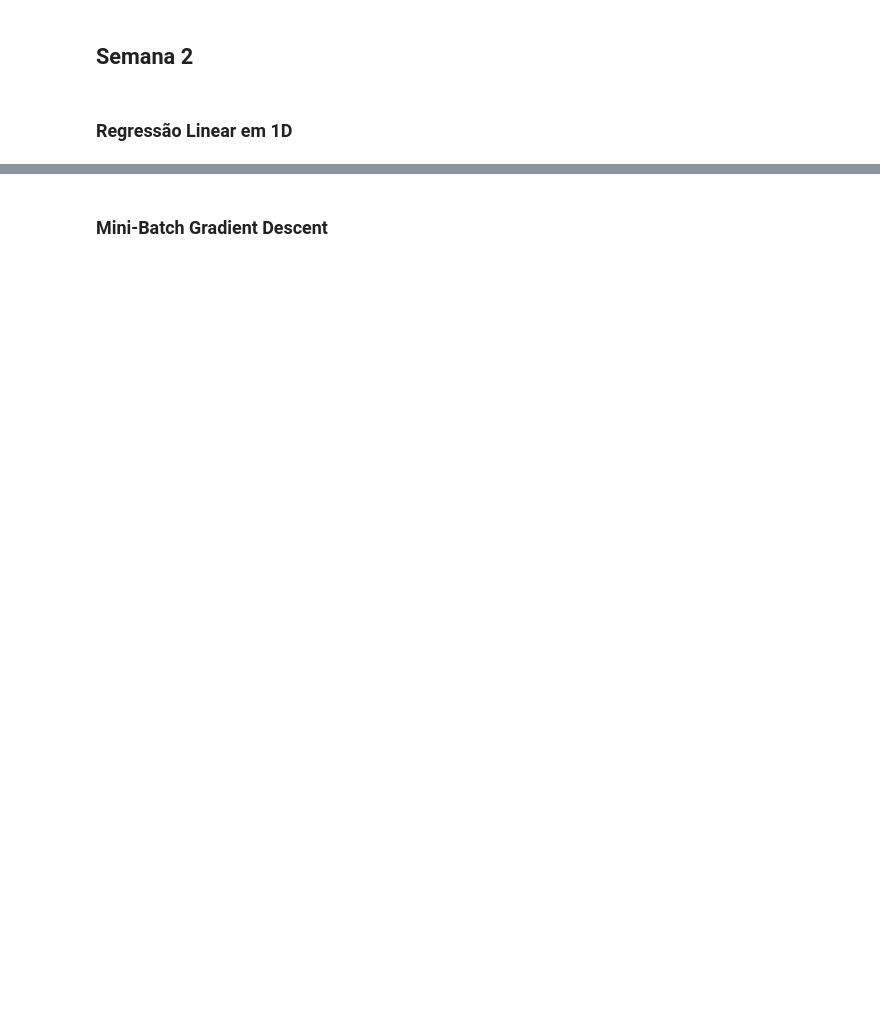
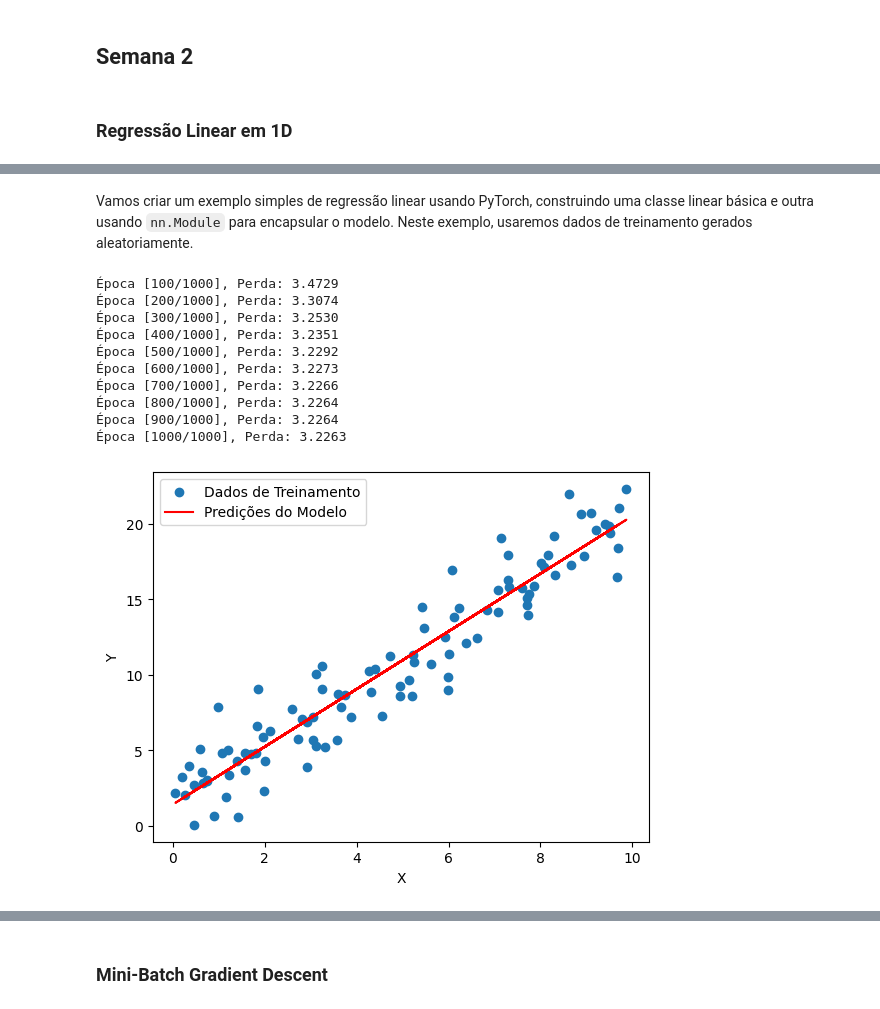
Before and after one commit to k3ybladewielder/deep_learning, a Jupyter notebook: deep_nn_pytorch/deep_nn_pytorch.ipynb, the cells around one changed output, grey strips where cells are left out. Drawn from its saved outputs; the diff is of its cells as text; code cells hidden in the pictures; blank space fills up the shorter version.

```diff
--- a/deep_nn_pytorch/deep_nn_pytorch.ipynb
+++ b/deep_nn_pytorch/deep_nn_pytorch.ipynb
@@ -245,0 +457,80 @@ Os tensores 3D são frequentemente encontrados em problemas de visão computacio
+# %% [markdown]
+Vamos criar um exemplo simples de regressão linear usando PyTorch, construindo uma classe linear básica e outra usando `nn.Module` para encapsular o modelo. Neste exemplo, usaremos dados de treinamento gerados aleatoriamente.
+# %%
+import torch
+import torch.nn as nn
+import torch.optim as optim
+import numpy as np
+import matplotlib.pyplot as plt
+
+# Gerando dados de treinamento
+np.random.seed(42)
+x_train = np.random.rand(100, 1) * 10
+y_train = 2 * x_train + 1 + 2 * np.random.randn(100, 1)
+
+# Convertendo para tensores do PyTorch
+x_train_tensor = torch.from_numpy(x_train).float()
+y_train_tensor = torch.from_numpy(y_train).float()
+
+# Definindo uma classe para regressão linear
+class LinearRegressionModel(nn.Module):
+    def __init__(self, input_size, output_size):
+        super(LinearRegressionModel, self).__init__()
+        self.linear = nn.Linear(input_size, output_size)
+
+    def forward(self, x):
+        return self.linear(x)
+
+# Criando uma instância do modelo
+input_size = 1  # Uma variável de entrada
+output_size = 1  # Uma saída
+modelo_regressao_linear = LinearRegressionModel(input_size, output_size)
+
+# Definindo a função de perda (Mean Squared Error)
+criterio = nn.MSELoss()
+
+# Definindo o otimizador (Gradiente Descendente Estocástico)
+otimizador = optim.SGD(modelo_regressao_linear.parameters(), lr=0.01)
+
+# Treinando o modelo
+num_epochs = 1000
+
+for epoch in range(num_epochs):
+    # Forward pass
+    y_pred = modelo_regressao_linear(x_train_tensor)
+
+    # Calculando a perda
+    loss = criterio(y_pred, y_train_tensor)
+
+    # Retropropagação e otimização
+    otimizador.zero_grad()
+    loss.backward() # calcula os gradientes
+    otimizador.step() # atualiza os pesos do modelo
+
+    # Exibindo a perda a cada 100 épocas
+    if (epoch + 1) % 100 == 0:
+        print(f'Época [{epoch + 1}/{num_epochs}], Perda: {loss.item():.4f}')
+
+# Visualizando os resultados
+modelo_regressao_linear.eval()
+with torch.no_grad():
+    y_pred_final = modelo_regressao_linear(x_train_tensor)
+
+plt.scatter(x_train, y_train, label='Dados de Treinamento')
+plt.plot(x_train, y_pred_final.numpy(), color='red', label='Predições do Modelo')
+plt.xlabel('X')
+plt.ylabel('Y')
+plt.legend()
+plt.show()
+# %% [output]
+Época [100/1000], Perda: 3.4729
+Época [200/1000], Perda: 3.3074
+Época [300/1000], Perda: 3.2530
+Época [400/1000], Perda: 3.2351
+Época [500/1000], Perda: 3.2292
+Época [600/1000], Perda: 3.2273
+Época [700/1000], Perda: 3.2266
+Época [800/1000], Perda: 3.2264
+Época [900/1000], Perda: 3.2264
+Época [1000/1000], Perda: 3.2263
+[figure, added]
```
Also changed, not shown: parts of 34 cells of this notebook, 2 other files.
